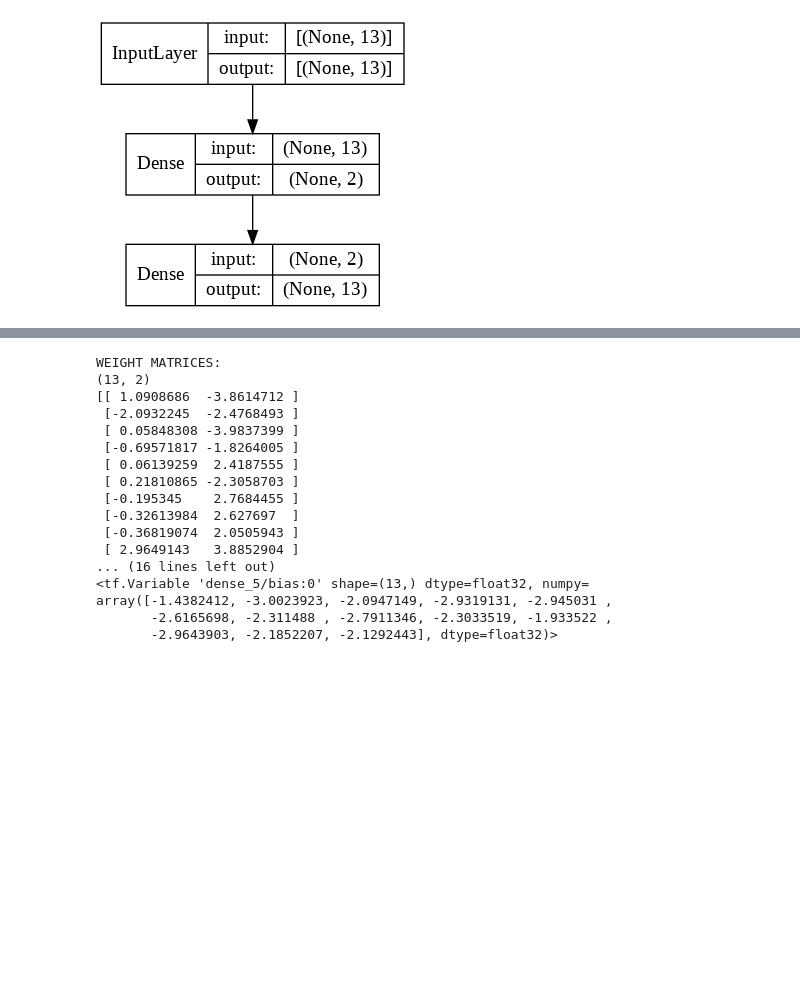
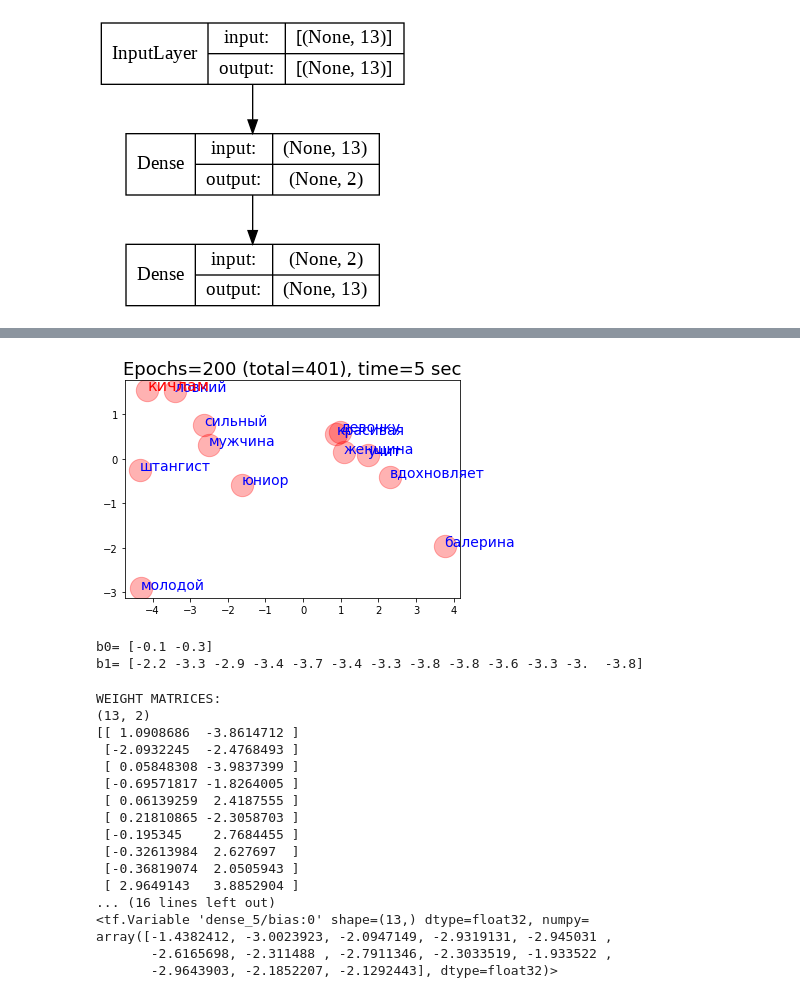
Before and after one commit to ftk1000/w2v_ftk1000, a Jupyter notebook: w2v_tf_fast.ipynb, the cells around one changed output, grey strips where cells are left out. Drawn from its saved outputs; the diff is of its cells as text; code cells hidden in the pictures; blank space fills up the shorter version.

```diff
--- a/w2v_tf_fast.ipynb
+++ b/w2v_tf_fast.ipynb
@@ -210,3 +296,15 @@ model, w2v_df, total_epochs = model_fit_n_show(model,eps=1000)
+# %%
+%matplotlib inline
+model, w2v_df, total_epochs = model_fit_n_show(model,eps=200)
+
+b0 = np.asarray(model.layers[0].bias).astype(float)
+b1 = np.asarray(model.layers[1].bias).astype(float)
+print("b0=",np.round(b0,1))
+print("b1=",np.round(b1,1))
+# %% [output]
+[figure, added]
+b0= [-0.1 -0.3]
+b1= [-2.2 -3.3 -2.9 -3.4 -3.7 -3.4 -3.3 -3.8 -3.8 -3.6 -3.3 -3.  -3.8]
 # %%
 # model.weights
 # %%
```
Also changed, not shown: parts of 10 cells of this notebook.
